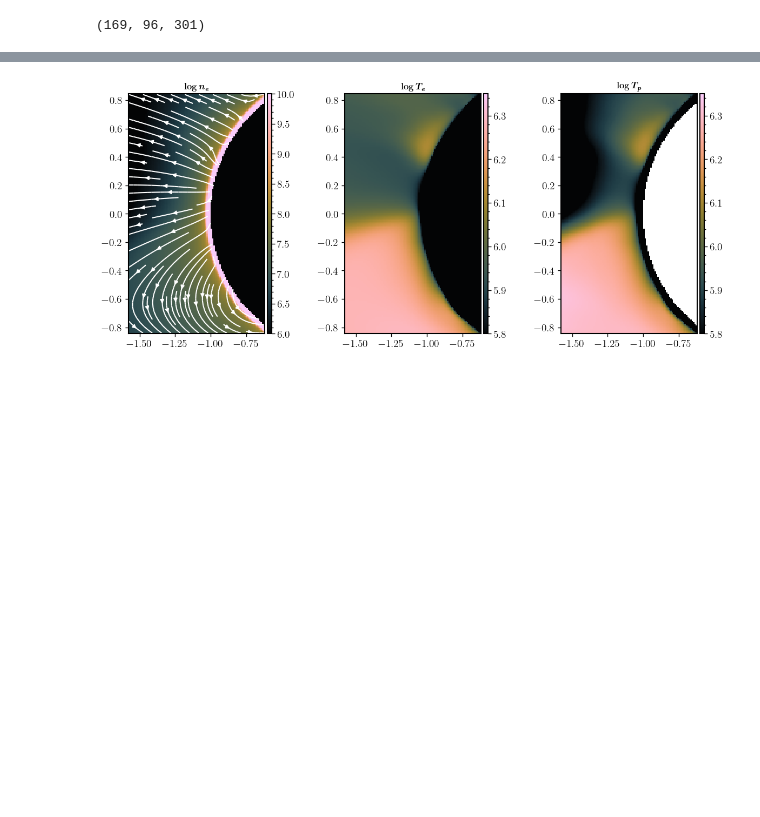
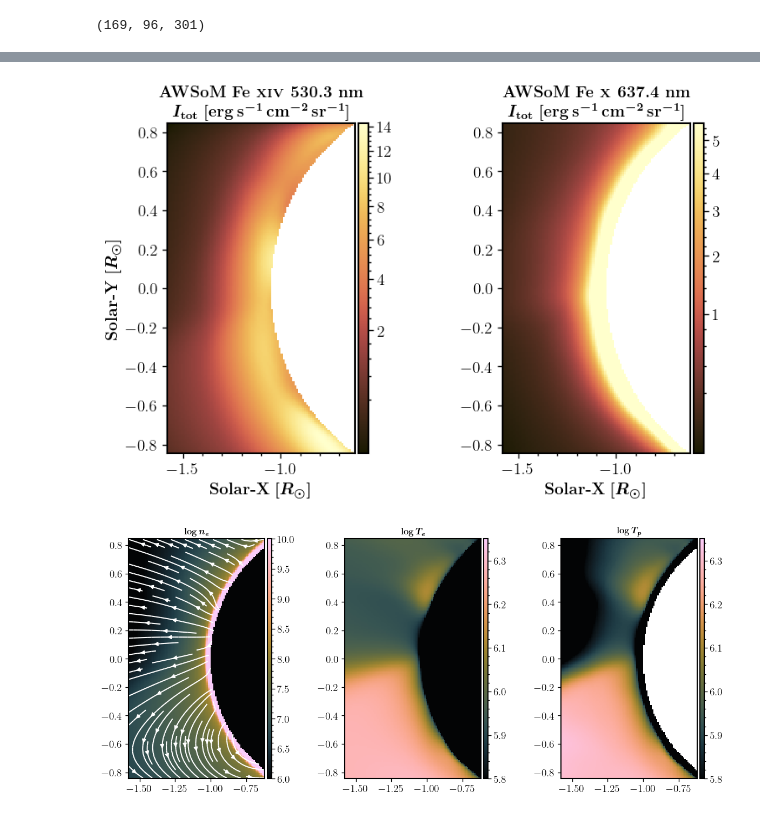
Before and after one commit to yjzhu-solar/Eclipse2017, a Jupyter notebook: ipynb/awsom/photoexec_awsom_test.ipynb, the cells around one changed output, grey strips where cells are left out. Saved outputs shown, nothing was run; the diff lists cells and outputs as text; code cells hidden in the pictures; blank space fills up the shorter version.

```diff
--- a/ipynb/awsom/photoexec_awsom_test.ipynb
+++ b/ipynb/awsom/photoexec_awsom_test.ipynb
@@ -155,3 +185,31 @@ plot_colorbar(im,ax)
+# %%
+mask_transition_region = np.where(np.sqrt(awsom_y_grid[:,:,150]**2 + awsom_z_grid[:,:,150]**2) <= 1.05)
+FeXIV_int_mask_TR = np.copy(FeXIV_int)
+FeXIV_int_mask_TR[mask_transition_region] = np.nan
+FeX_int_mask_TR = np.copy(FeX_int)
+FeX_int_mask_TR[mask_transition_region] = np.nan
+
+fig, axes = plt.subplots(1,2,figsize=(8,5),constrained_layout=True)
+norm_FeXIV_int_mask_TR = ImageNormalize(FeXIV_int_mask_TR,interval=ZScaleInterval(),stretch=SqrtStretch())
+im_FeXIV = axes[0].pcolormesh(awsom_y,awsom_z, FeXIV_int_mask_TR,norm=norm_FeXIV_int_mask_TR, cmap=cmcm.lajolla_r, shading="auto",rasterized=True)
+plot_colorbar(im_FeXIV,axes[0],width="5%")
+axes[0].set_title(r"\textbf{AWSoM Fe \textsc{xiv} 530.3 nm}" + "\n" + \
+                    r"$\boldsymbol{I_{\rm tot}\ \mathrm{[erg\,s^{-1}\,cm^{-2}\,sr^{-1}]}}$",fontsize=14)
+
+norm_FeX_int_mask_TR = ImageNormalize(FeX_int_mask_TR,interval=ZScaleInterval(),stretch=SqrtStretch())
+im_FeX = axes[1].pcolormesh(awsom_y,awsom_z, FeX_int_mask_TR,norm=norm_FeX_int_mask_TR, cmap=cmcm.lajolla_r, shading="auto",rasterized=True)
+plot_colorbar(im_FeX,axes[1],width="5%")
+axes[1].set_title(r"\textbf{AWSoM Fe \textsc{x} 637.4 nm}" + "\n" + \
+                    r"$\boldsymbol{I_{\rm tot}\ \mathrm{[erg\,s^{-1}\,cm^{-2}\,sr^{-1}]}}$",fontsize=14)
+
+axes[0].set_ylabel(r"\textbf{Solar-Y} $\boldsymbol{[R_\odot]}$",fontsize=14)
+for ax_ in axes:
+    ax_.set_aspect(1)
+    ax_.tick_params(labelsize=14)
+    ax_.xaxis.set_minor_locator(AutoMinorLocator())
+    ax_.set_xlabel(r"\textbf{Solar-X} $\boldsymbol{[R_\odot]}$",fontsize=14)
+# %% [output]
+[figure, added]
 # %%
 fig, axes = plt.subplots(1,3,figsize=(12,5),constrained_layout=True)
 index_los = 150
```
Also changed, not shown: parts of 9 cells of this notebook, 4 other files.
